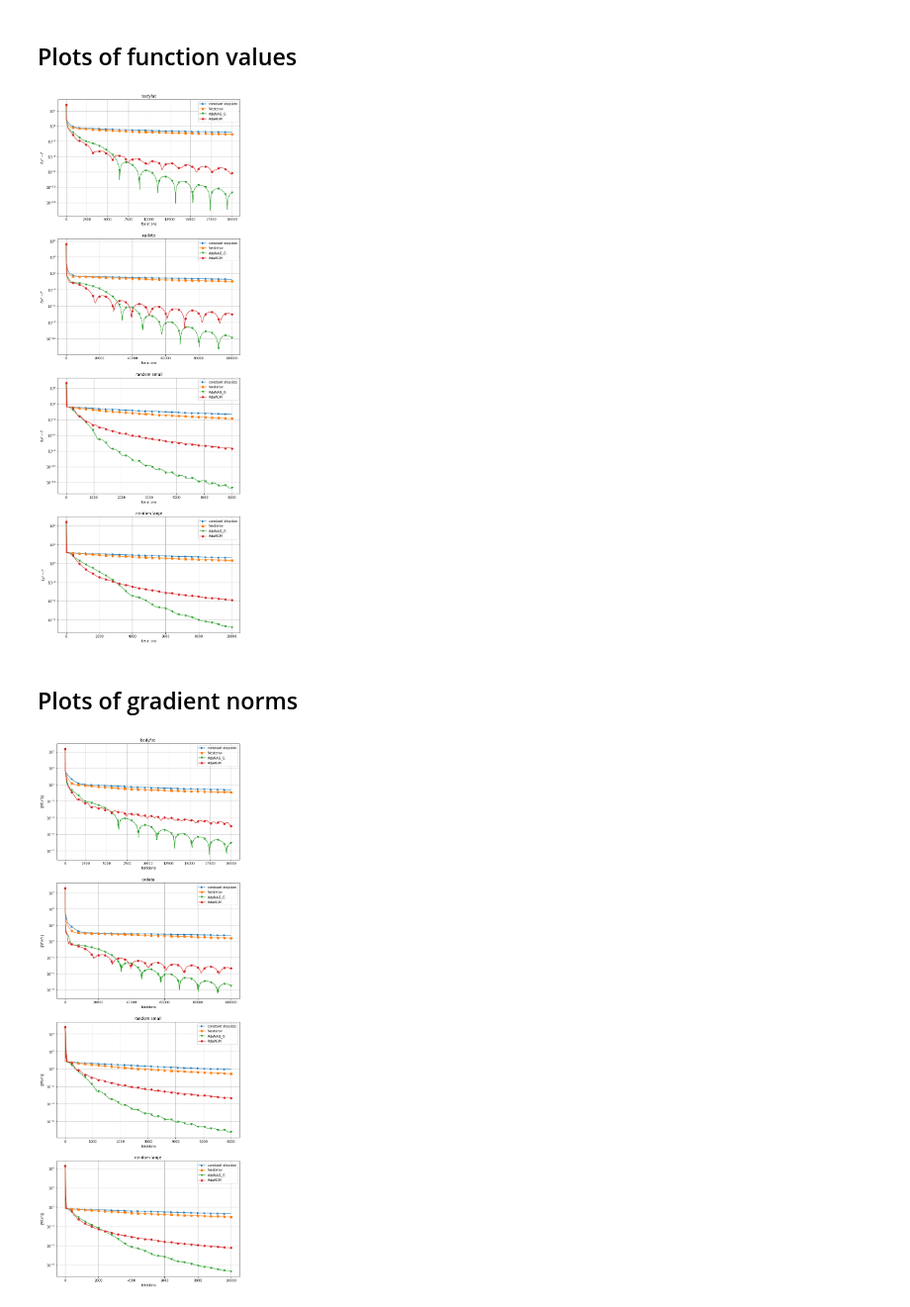
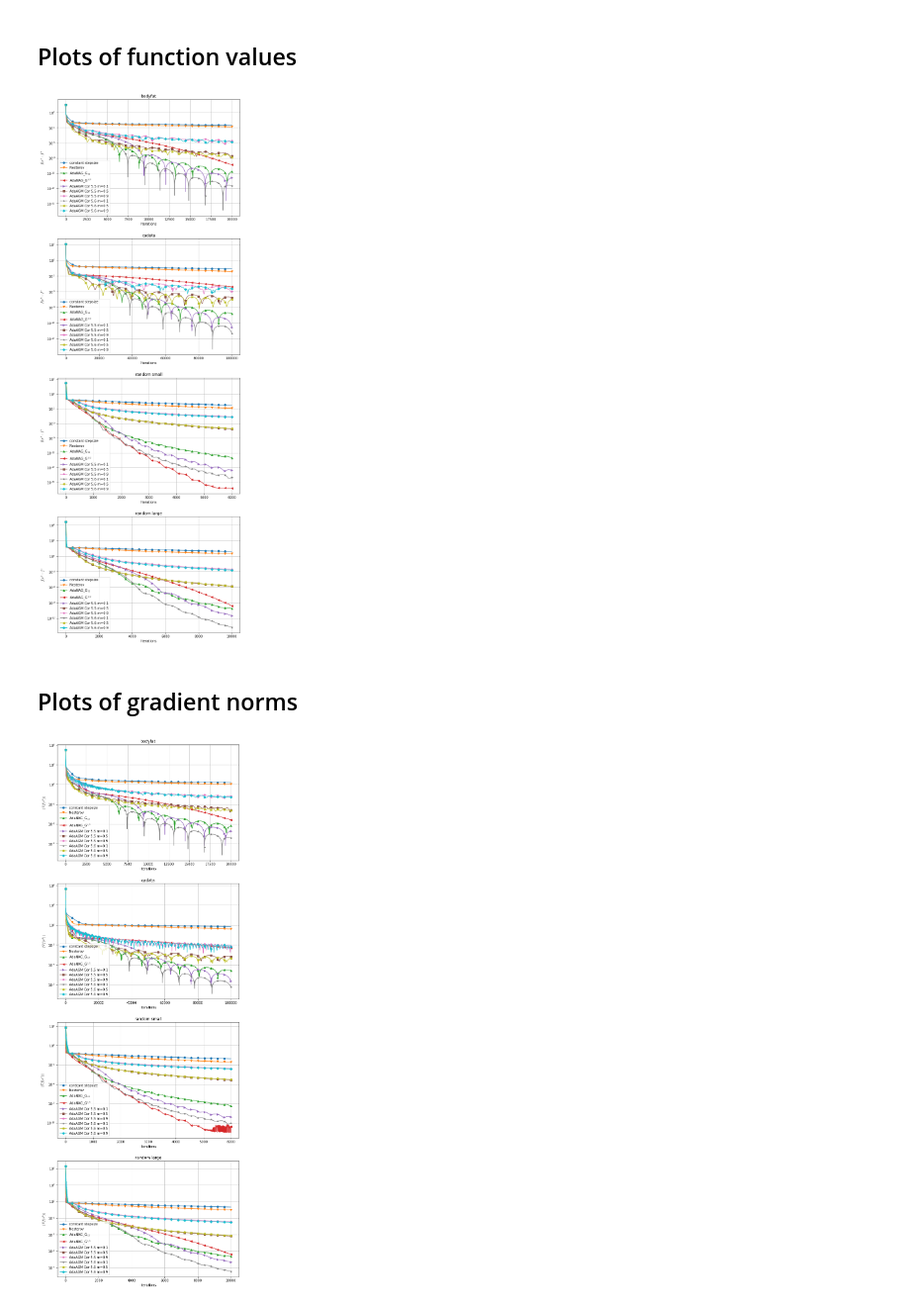
Before and after one commit to srenoldner/Adaptive_accelerated_gradient_descent, a Jupyter notebook: Testing Least squares.ipynb, the cells around one changed output. Shown at 99% size. Saved outputs shown, nothing was run; the diff lists cells and outputs as text; code cells hidden in the pictures.

```diff
--- a/Testing Least squares.ipynb
+++ b/Testing Least squares.ipynb
@@ -81,21 +112,22 @@ And the Proof of Corollary 7 yields a choice of $r = \alpha_1 r_0^L$ with $r_k^L
 # %%
-def initial_stepize_AdaNAG_G_12(tau, alpha, B_0, L_0):
+def initial_stepize_AdaNAG_G(tau, alpha, B_0, L_0, half_False_12_True):
     """
-    Calculate the initial stepsize of AdaNAG_G_12 given in the paper
-
-    Note for AdaNAG_G_1/2: only the choice of r is different: r = 1/10
+    Calculate the initial stepsize of AdaNAG_G_12 or AdaNAG_G_half given in the paper
     """
     tau_m1 = tau(-1)
     tau_0 = tau(0)
     tau_1 = tau(1)
 
-    alpha_0 = alpha(tau_m1, tau_0)
-    alpha_1 = alpha(tau_0, tau_1)
+    alpha_0 = alpha(0)
+    alpha_1 = alpha(1)
     A_0 = alpha_1*tau_1*(tau_1 - 1)
     B_1 = alpha_1**2 * tau_1**2 * ((tau_1)**2/(alpha_0 * tau_0**2) - 1)
 
-    r_0_L = 1/(A_0/B_0 + (B_1 + alpha_1**2 * tau_1**2)/A_0)
-    r = alpha_1*r_0_L
+    if half_False_12_True:
+        r_0_L = 1/(A_0/B_0 + (B_1 + alpha_1**2 * tau_1**2)/A_0)
+        r = alpha_1*r_0_L
+    else:
+        r = 1/10
 
     return A_0/(alpha_0*tau_0) * r/alpha_1 * 1/L_0
 # %% [markdown]
@@ -178,0 +135,15 @@ AdaAGM Done
+# %%
+methods = [
+    ("const_gradient", lambda: constant_gradient(function, gradient, x_0, s_0_const, iterations)),
+    ("Nesterov", lambda: Nesterov_gradient(function, gradient, x_0, s_0_const, iterations)),
+    ("AdaNAG_G_12", lambda: AdaNAG_G(function, gradient, x_0, s_0_AdaNAG_G_12, iterations, tau_12, alpha_12, B_12_0)),
+    ("AdaNAG_G_half", lambda: AdaNAG_G(function, gradient, x_0, s_0_AdaNAG_G_half, iterations, tau_half, alpha_half, B_half_0)),
+
+    ("AdaAGM_5_m01", lambda: AdaAGM(function, gradient, x_0, y_0, gamma_5, t_5_0, m_1, s_0_AdaAGM_5, omega_5, delta_5, beta_5, iterations)),
+    ("AdaAGM_5_m05", lambda: AdaAGM(function, gradient, x_0, y_0, gamma_5, t_5_0, m_5, s_0_AdaAGM_5, omega_5, delta_5, beta_5, iterations)),
+    ("AdaAGM_5_m09", lambda: AdaAGM(function, gradient, x_0, y_0, gamma_5, t_5_0, m_9, s_0_AdaAGM_5, omega_5, delta_5, beta_5, iterations)),
+
+    ("AdaAGM_6_m01", lambda: AdaAGM(function, gradient, x_0, y_0, gamma_6, t_6_0, m_1, s_0_AdaAGM_6, omega_6, delta_6, beta_6, iterations)),
+    ("AdaAGM_6_m05", lambda: AdaAGM(function, gradient, x_0, y_0, gamma_6, t_6_0, m_5, s_0_AdaAGM_6, omega_6, delta_6, beta_6, iterations)),
+    ("AdaAGM_6_m09", lambda: AdaAGM(function, gradient, x_0, y_0, gamma_6, t_6_0, m_9, s_0_AdaAGM_6, omega_6, delta_6, beta_6, iterations)),
+]
@@ -179,10 +215,11 @@ AdaAGM Done
 # %% [markdown]
 ## Plots of function values
 # %%
+plt.rcParams["mathtext.fontset"] = "cm"
 fig, ax = plt.subplots(4, figsize=(10,30))
-labels = ['constant stepsize', 'Nesterov', 'AdaNAG_G', 'AdaAGM']
+labels = ['constant stepsize', 'Nesterov', 'AdaNAG_G$_{12}$', 'AdaNAG_G$^{1/2}$', 'AdaAGM Cor 5.5 m=0.1', 'AdaAGM Cor 5.5 m=0.5', 'AdaAGM Cor 5.5 m=0.9', 'AdaAGM Cor 5.6 m=0.1', 'AdaAGM Cor 5.6 m=0.5', 'AdaAGM Cor 5.6 m=0.9']
 titles = ['bodyfat', 'cadata', 'random small', 'random large']
-markers = ['>', 's', 'v', 'o']
+markers = ['o', 'v', '^', '<', '>', 's', 'p', '*', 'X', 'D']
 mark_every = [800, 4000, 240, 400]
 for k in range(4):
     for index, value_sequence in enumerate(values[k]):
@@ -194,19 +231,24 @@ for k in range(4):
     ax[k].set_ylabel(r'$f(x^{k} - f^{*}$')
     ax[k].grid()
 # %% [output]
-[figure, old version]
+[figure, new version]
 # %% [markdown]
 ## Plots of gradient norms
 # %%
+plt.rcParams["mathtext.fontset"] = "cm"
 fig, ax = plt.subplots(4, figsize=(10,30))
+labels = ['constant stepsize', 'Nesterov', 'AdaNAG_G$_{12}$', 'AdaNAG_G$^{1/2}$', 'AdaAGM Cor 5.5 m=0.1', 'AdaAGM Cor 5.5 m=0.5', 'AdaAGM Cor 5.5 m=0.9', 'AdaAGM Cor 5.6 m=0.1', 'AdaAGM Cor 5.6 m=0.5', 'AdaAGM Cor 5.6 m=0.9']
+titles = ['bodyfat', 'cadata', 'random small', 'random large']
+markers = ['o', 'v', '^', '<', '>', 's', 'p', '*', 'X', 'D']
+mark_every = [800, 4000, 240, 400]
 for k in range(4):
     for index, gradient_sequence in enumerate(gradient_norms[k]):
         ax[k].plot(gradient_sequence, label=labels[index], marker = markers[index], markevery=mark_every[k])
     ax[k].set_yscale('log')
-    ax[k].legend()
+    ax[k].legend(loc='lower left')
     ax[k].set_title(titles[k])
     ax[k].set_xlabel('Iterations')
     ax[k].set_ylabel(r'$\Vert \nabla f(x^k) \Vert$')
     ax[k].grid()
 # %% [output]
-[figure, old version]
+[figure, new version]
```
Also changed, not shown: parts of 12 cells of this notebook.
